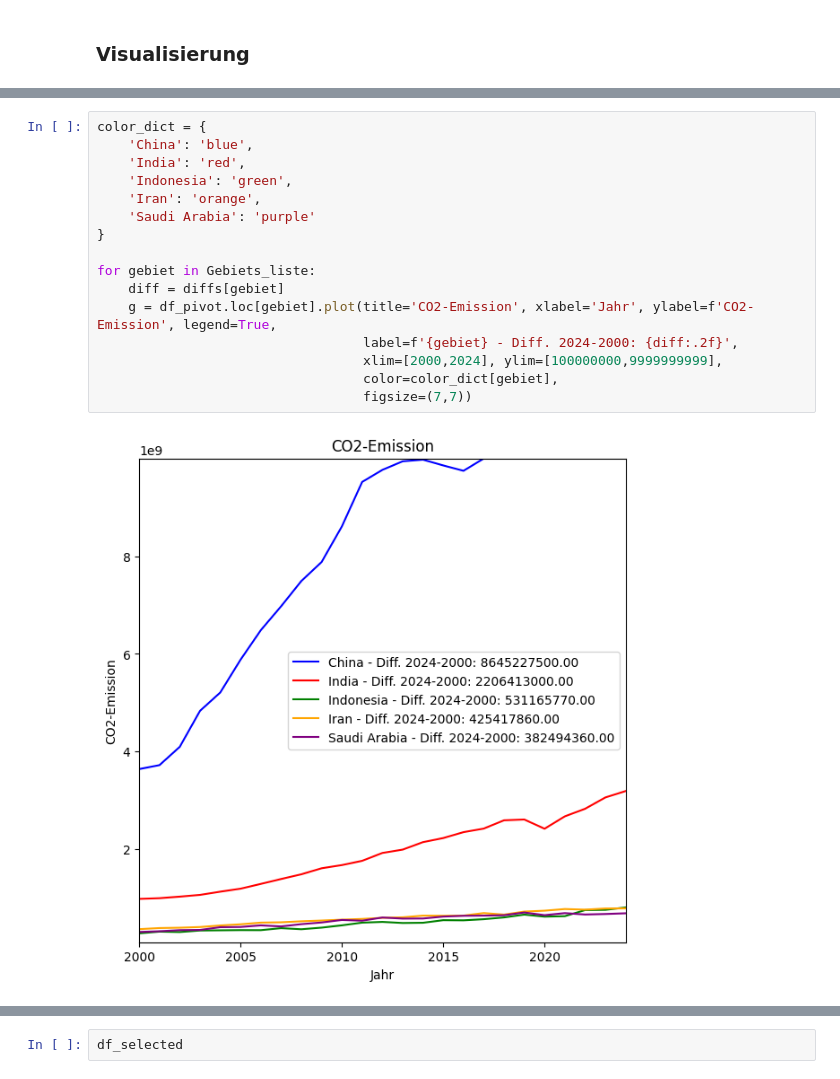
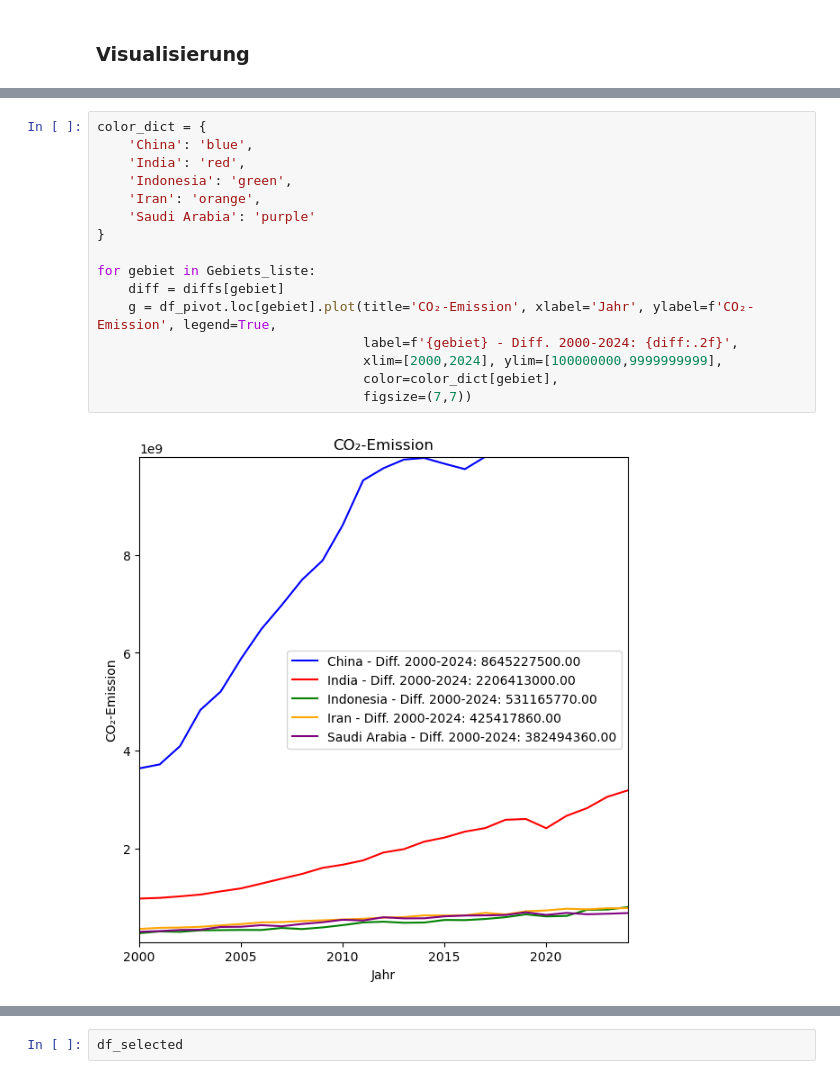
Before and after one commit to itulahjess/LN_2_Github_Python, a Jupyter notebook: Analyse.ipynb, the cells around one changed output, grey strips where cells are left out. Drawn from its saved outputs; the diff is of its cells as text.

```diff
--- a/Analyse.ipynb
+++ b/Analyse.ipynb
@@ -222,19 +207,19 @@ print(Gebiets_liste)
 # %%
 color_dict = {
     'China': 'blue',
     'India': 'red',
     'Indonesia': 'green',
     'Iran': 'orange',
     'Saudi Arabia': 'purple'
 }
 
 for gebiet in Gebiets_liste:
     diff = diffs[gebiet]
-    g = df_pivot.loc[gebiet].plot(title='CO2-Emission', xlabel='Jahr', ylabel=f'CO2-Emission', legend=True,
-                                  label=f'{gebiet} - Diff. 2024-2000: {diff:.2f}',
+    g = df_pivot.loc[gebiet].plot(title='CO₂-Emission', xlabel='Jahr', ylabel=f'CO₂-Emission', legend=True,
+                                  label=f'{gebiet} - Diff. 2000-2024: {diff:.2f}',
                                   xlim=[2000,2024], ylim=[100000000,9999999999],
                                   color=color_dict[gebiet],
                                   figsize=(7,7))
 # %% [output]
-[figure, old version]
+[figure, new version]
 # %%
```
Also changed, not shown: parts of 11 cells of this notebook.
